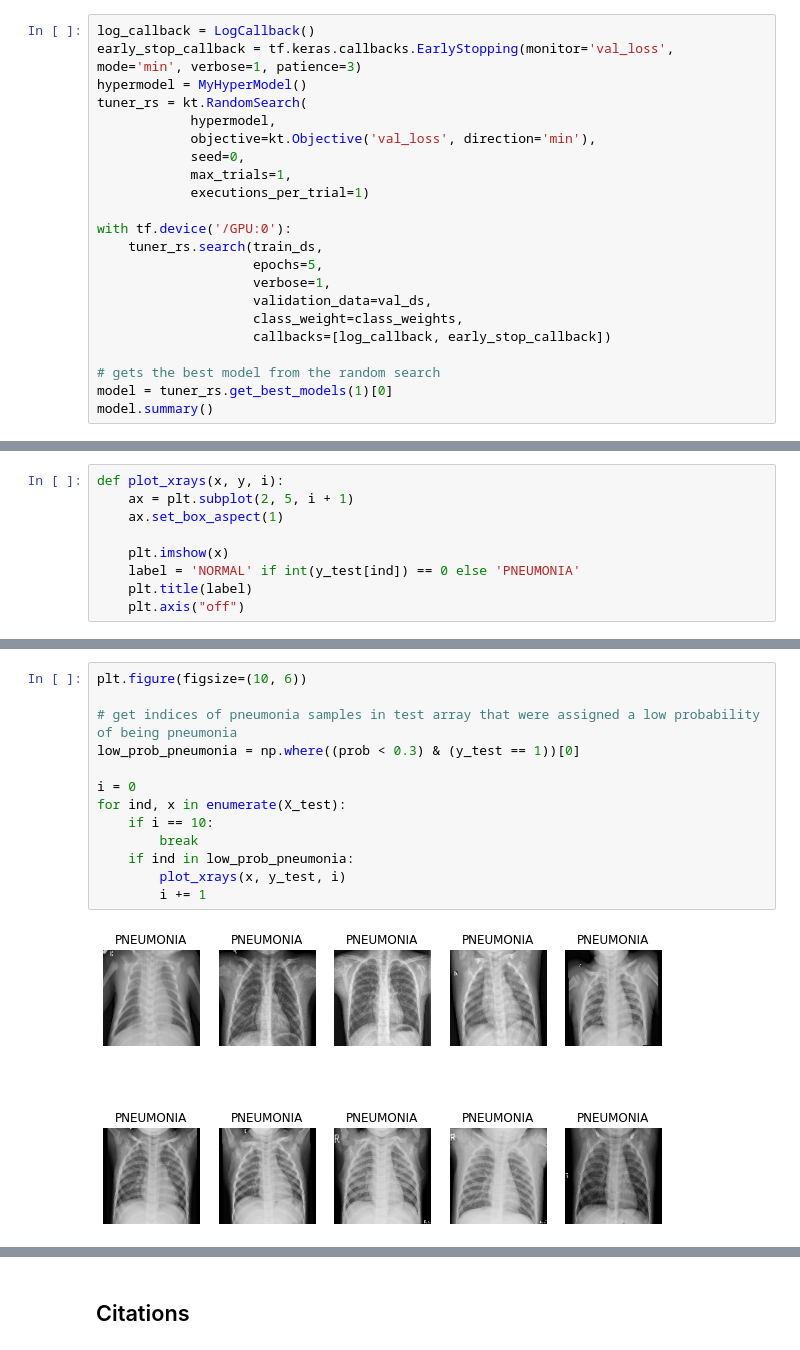
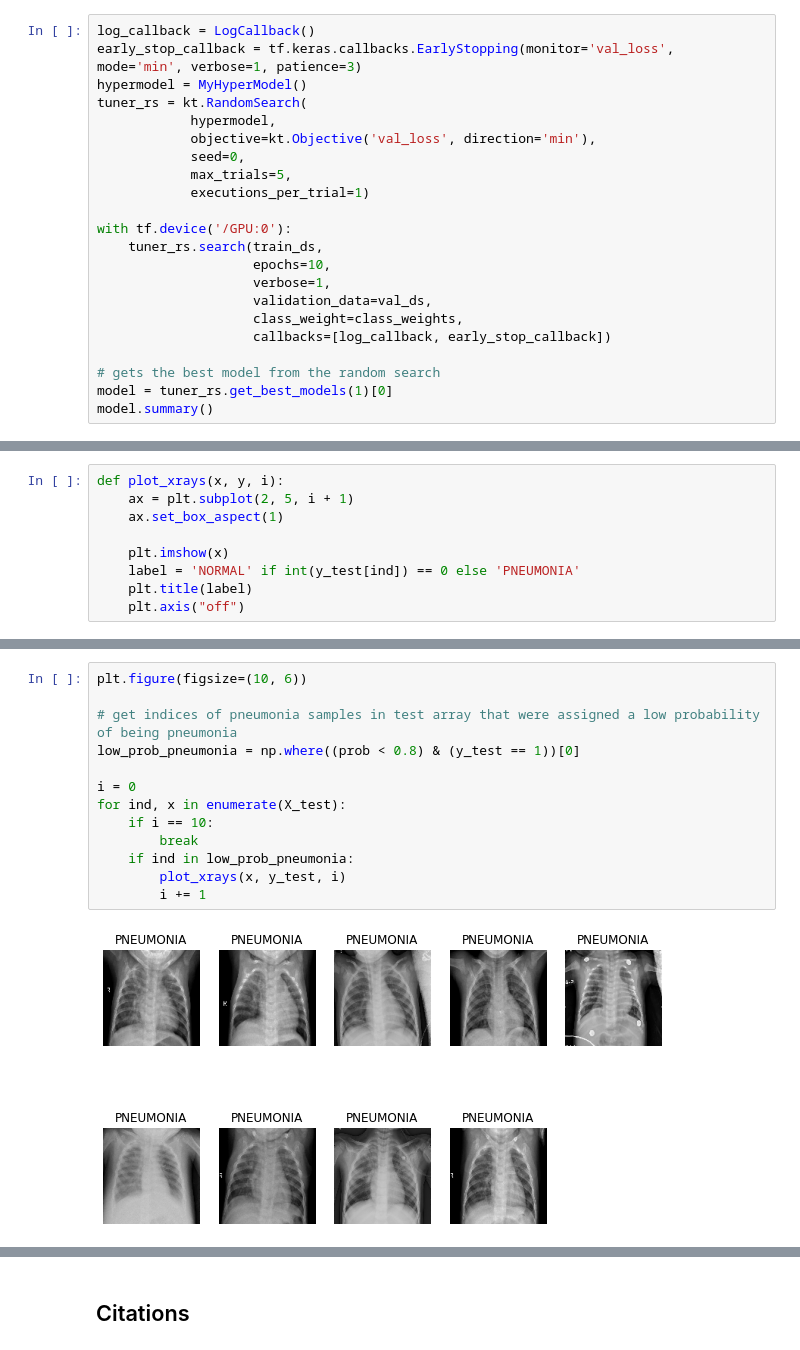
Before and after one commit to sepidehparhami/pneumonia-xray-cnn, a Jupyter notebook: pneumonia.ipynb, the cells around one changed output, grey strips where cells are left out. Saved outputs shown, nothing was run; the diff lists cells and outputs as text.

```diff
--- a/pneumonia.ipynb
+++ b/pneumonia.ipynb
@@ -242,12 +223,12 @@ tuner_rs = kt.RandomSearch(
             hypermodel,
             objective=kt.Objective('val_loss', direction='min'),
             seed=0,
-            max_trials=1,
+            max_trials=5,
             executions_per_trial=1)
 
 with tf.device('/GPU:0'):
     tuner_rs.search(train_ds,
-                    epochs=5,
+                    epochs=10,
                     verbose=1,
                     validation_data=val_ds,
                     class_weight=class_weights,
@@ -391,18 +382,18 @@ for ind, x in enumerate(X_test):
 # %%
 plt.figure(figsize=(10, 6))
 
 # get indices of pneumonia samples in test array that were assigned a low probability of being pneumonia
-low_prob_pneumonia = np.where((prob < 0.3) & (y_test == 1))[0]
+low_prob_pneumonia = np.where((prob < 0.8) & (y_test == 1))[0]
 
 i = 0
 for ind, x in enumerate(X_test):
     if i == 10:
         break
     if ind in low_prob_pneumonia:
         plot_xrays(x, y_test, i)
         i += 1
 # %% [output]
-[figure, old version]
+[figure, new version]
 # %%
 plt.figure(figsize=(10, 6))
 
```
Also changed, not shown: parts of 15 cells of this notebook.
